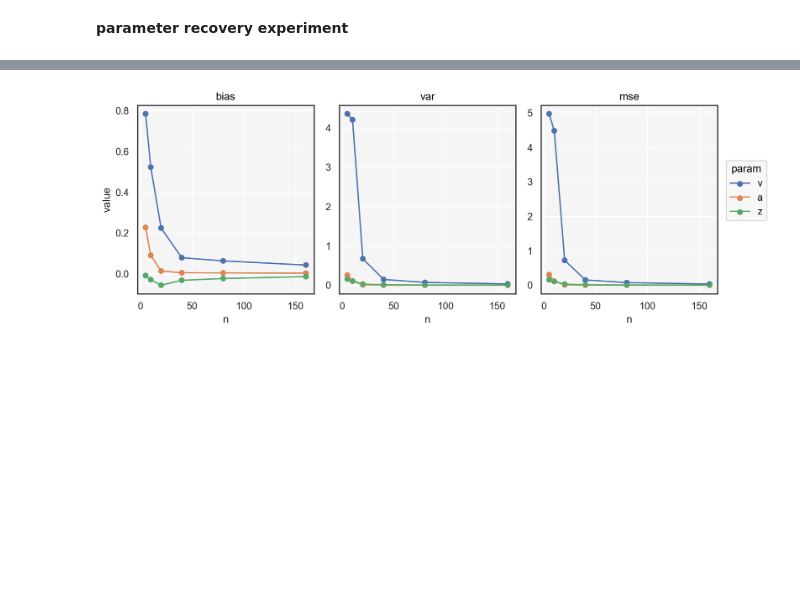
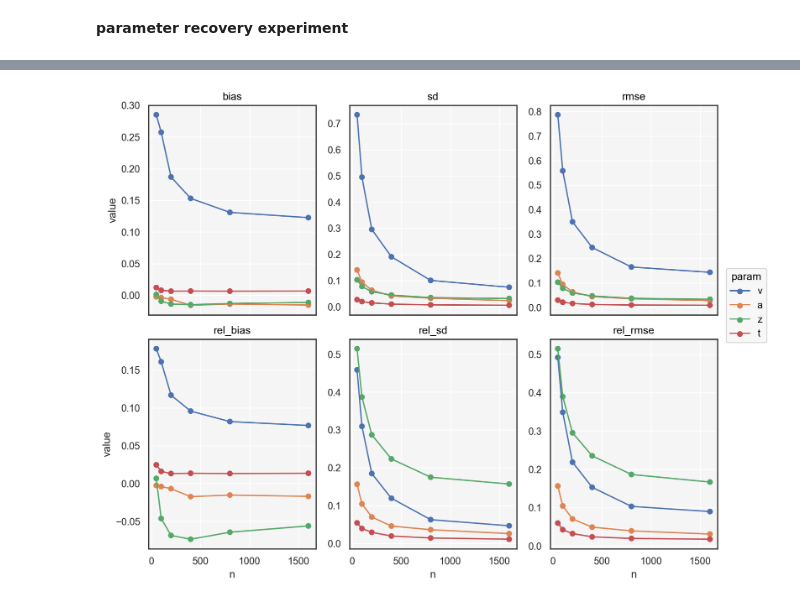
Before and after one commit to griegner/drift-diffusion, a Jupyter notebook: examples/05-learn-pyddm.ipynb, the cells around one changed output, grey strips where cells are left out. Saved outputs shown, nothing was run; the diff lists cells and outputs as text; code cells hidden in the pictures; blank space fills up the shorter version.

```diff
--- a/examples/05-learn-pyddm.ipynb
+++ b/examples/05-learn-pyddm.ipynb
@@ -121,40 +141,55 @@ pass
 # !! 50 sec runtime !! #
 
 
-def bias_var_mse(params, params_):
+@delayed
+def fit_ddm(ddm, solution, n_samples):
+    """sample from fixed ddm, then fit free ddm to sample"""
+    sample = solution.sample(n_samples)
+    ddm.fit(sample, method="analytical", fitting_method="simplex", verbose=False)
+    return ddm.get_model_parameters()
+
+
+def bias_sd_rmse(params, params_):
     """params (true values), params_ (matrix of estimates)"""
     params_mean_ = params_.mean(axis=0)
     bias_ = np.mean(params_ - params, axis=0)
-    var_ = np.mean((params_ - params_mean_) ** 2, axis=0)
-    mse_ = np.mean((params_ - params) ** 2, axis=0)
-    return bias_, var_, mse_
+    sd_ = np.sqrt(np.mean((params_ - params_mean_) ** 2, axis=0))
+    rmse_ = np.sqrt(np.mean((params_ - params) ** 2, axis=0))
+    return bias_, sd_, rmse_
 
 
 n_repeats = 1000
-n_samples = [5, 10, 20, 40, 80, 160]
+n_samples = [50, 100, 200, 400, 800, 1600]
 
-df = {"n": [], "param": [], "bias": [], "var": [], "mse": []}
+df = {"n": [], "param": [], "bias": [], "sd": [], "rmse": []}
 
 for n in n_samples:
     with Parallel(n_jobs=n_jobs) as parallel:
         params_ = np.array(parallel(fit_ddm(ddm_free, solution_fixed, n) for _ in range(n_repeats)))
-    bias_, var_, mse_ = bias_var_mse(params, params_)
-    df["n"].extend([n] * 3)
-    df["param"].extend(["v", "a", "z"])
+    bias_, sd_, rmse_ = bias_sd_rmse(list(params.values()), params_)
+    df["n"].extend([n] * len(params))
+    df["param"].extend(params.keys())
     df["bias"].extend(bias_)
-    df["var"].extend(var_)
-    df["mse"].extend(mse_)
-df = pd.DataFrame(df).melt(id_vars=["n", "param"], value_vars=["bias", "var", "mse"])
+    df["sd"].extend(sd_)
+    df["rmse"].extend(rmse_)
+
 clear_output()
+
+df = pd.DataFrame(df).assign(
+    rel_bias=lambda x: x["bias"] / x["param"].map(params),
+    rel_sd=lambda x: x["sd"] / x["param"].map(params),
+    rel_rmse=lambda x: x["rmse"] / x["param"].map(params),
+)
 # %%
+df_long = df.melt(id_vars=["n", "param"])
 (
-    so.Plot(df, x="n", y="value", color="param")
-    .facet(col="variable")
+    so.Plot(df_long, x="n", y="value", color="param")
+    .facet(col="variable", wrap=3)
     .add(so.Dot())
     .add(so.Line())
     .share(y=False)
-    .layout(size=(10, 4))
+    .layout(size=(10, 8))
     .theme({"axes.facecolor": "whitesmoke", "axes.edgecolor": "k"})
 )
 # %% [output]
-[figure, old version]
+[figure, new version]
```
Also changed, not shown: parts of 5 cells of this notebook.
